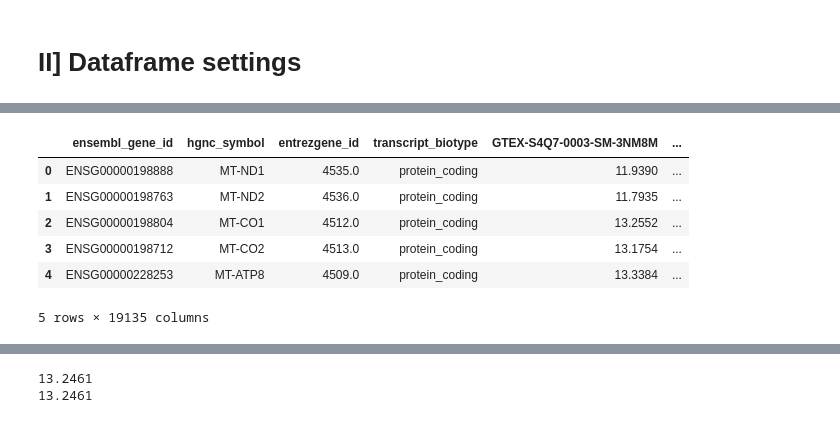
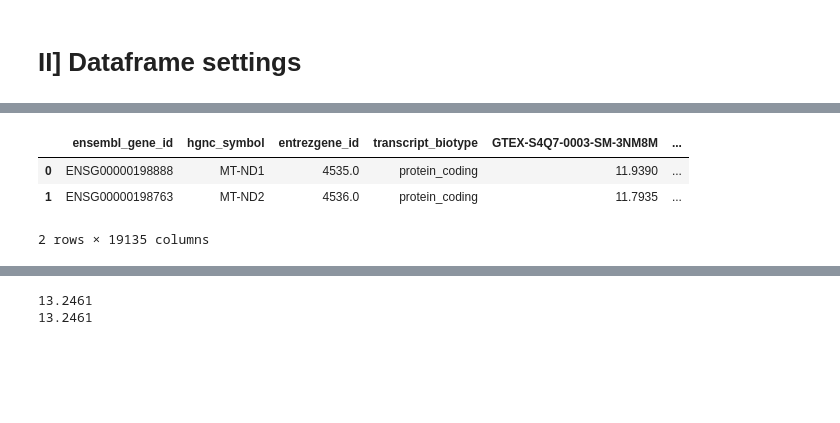
Before and after one commit to Keviosta/Article_short_isoform_ATG7_private, a Jupyter notebook: gene_expression_data_preparation/2_all_organs_gene_expr_preparation.ipynb, the cells around one changed output, grey strips where cells are left out. Cells and saved outputs as stored; diff of their text form; code cells hidden in the pictures; blank space fills up the shorter version.

```diff
--- a/gene_expression_data_preparation/2_all_organs_gene_expr_preparation.ipynb
+++ b/gene_expression_data_preparation/2_all_organs_gene_expr_preparation.ipynb
@@ -73,7 +46,7 @@ normal_tissue_IDs.head()
 # %%
 %%time
 #Download the big expression data
-path = input_file_directory + "/xenabrowser_brut_data/samples_normal_tissue.tsv"
+path = input_file_directory + "/xenabrowser_brut_data/TcgaTargetGtex_rsem_gene_tpm.tsv"
 df_gexpr_all = pandas.read_csv(path, sep = "\t", index_col='sample')
 
 print(df_gexpr_all.shape)
@@ -99,7 +72,7 @@ print('number of duplicated genes:', df_gexpr_all.duplicated('sample').sum())
 df_gexpr_all.rename(columns = {'sample' : 'ensembl_gene_id'}, inplace = True)
 dfmerged = protein_coding_list.merge(df_gexpr_all)
 print(dfmerged.shape)
-dfmerged.head()
+dfmerged.head(2)
 # %% [output]
 number of duplicated genes: 0
 (19536, 19135)
@@ -107,9 +80,6 @@ Wall time: 5min 7s
 |  | ensembl_gene_id | hgnc_symbol | entrezgene_id | transcript_biotype | GTEX-S4Q7-0003-SM-3NM8M | ... |
 | 0 | ENSG00000198888 | MT-ND1 | 4535.0 | protein_coding | 11.9390 | ... |
 | 1 | ENSG00000198763 | MT-ND2 | 4536.0 | protein_coding | 11.7935 | ... |
-| 2 | ENSG00000198804 | MT-CO1 | 4512.0 | protein_coding | 13.2552 | ... |
-| 3 | ENSG00000198712 | MT-CO2 | 4513.0 | protein_coding | 13.1754 | ... |
-| 4 | ENSG00000228253 | MT-ATP8 | 4509.0 | protein_coding | 13.3384 | ... |
-5 rows × 19135 columns
+2 rows × 19135 columns
 # %%
 #Control of the merge. See value of ENSG00000198712 before merging
```
Also changed, not shown: parts of 15 cells of this notebook.
